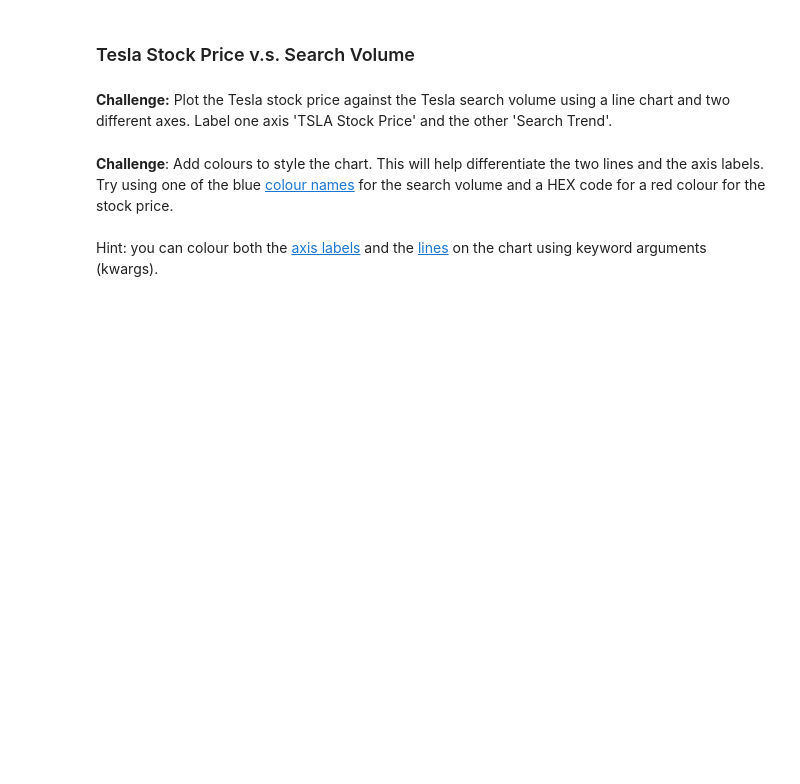
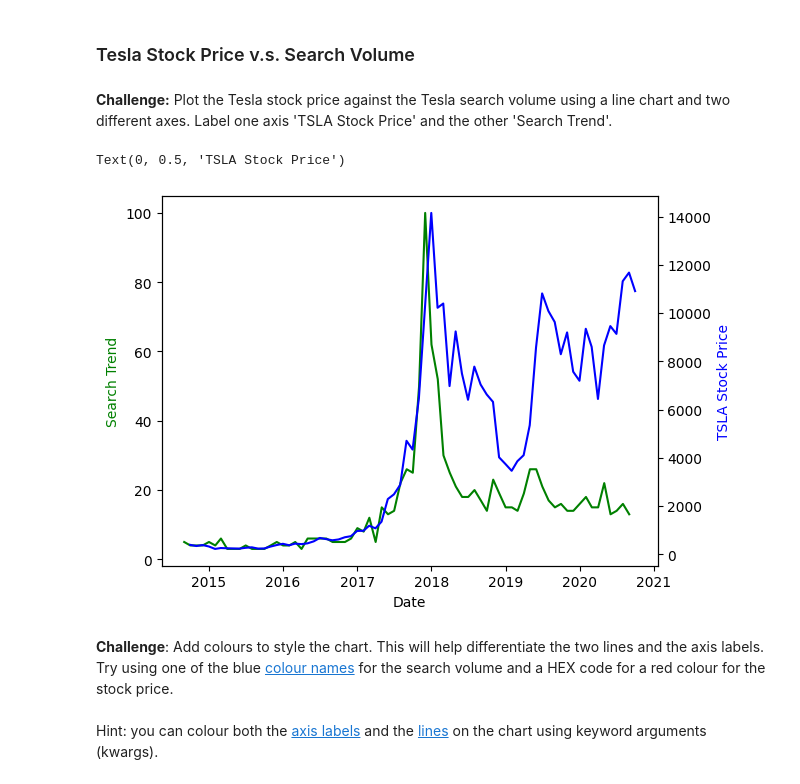
Before and after one commit to marcoman/experimental-100, a Jupyter notebook: 71-80/75/start/Google Trends Data Viz (start)/Google Trends and Data Visualisation (start).ipynb, the cells around one changed output. Saved outputs shown, nothing was run; the diff lists cells and outputs as text; code cells hidden in the pictures; blank space fills up the shorter version.

```diff
--- a/71-80/75/start/Google Trends Data Viz (start)/Google Trends and Data Visualisation (start).ipynb
+++ b/71-80/75/start/Google Trends Data Viz (start)/Google Trends and Data Visualisation (start).ipynb
@@ -236,6 +444,19 @@ Number of missing values:
 ### Tesla Stock Price v.s. Search Volume
 # %% [markdown]
 **Challenge:** Plot the Tesla stock price against the Tesla search volume using a line chart and two different axes. Label one axis 'TSLA Stock Price' and the other 'Search Trend'.
+# %%
+ax1 = plt.gca()
+ax2 = ax1.twinx()
+
+ax1.plot(df_btc_search.MONTH, df_btc_search.BTC_NEWS_SEARCH, label='search', color = 'g')
+ax2.plot(df_btc_price_monthly.index, df_btc_price_monthly.CLOSE, label='close', color='blue')
+
+ax1.set_xlabel('Date')
+ax1.set_ylabel('Search Trend', color='green')
+ax2.set_ylabel('TSLA Stock Price', color='blue')
+# %% [output]
+Text(0, 0.5, 'TSLA Stock Price')
+[figure, added]
 # %% [markdown]
 **Challenge**: Add colours to style the chart. This will help differentiate the two lines and the axis labels. Try using one of the blue [colour names](https://matplotlib.org/3.1.1/gallery/color/named_colors.html) for the search volume and a HEX code for a red colour for the stock price.
 <br>
```
Also changed, not shown: parts of 29 cells of this notebook, 1 other file.
